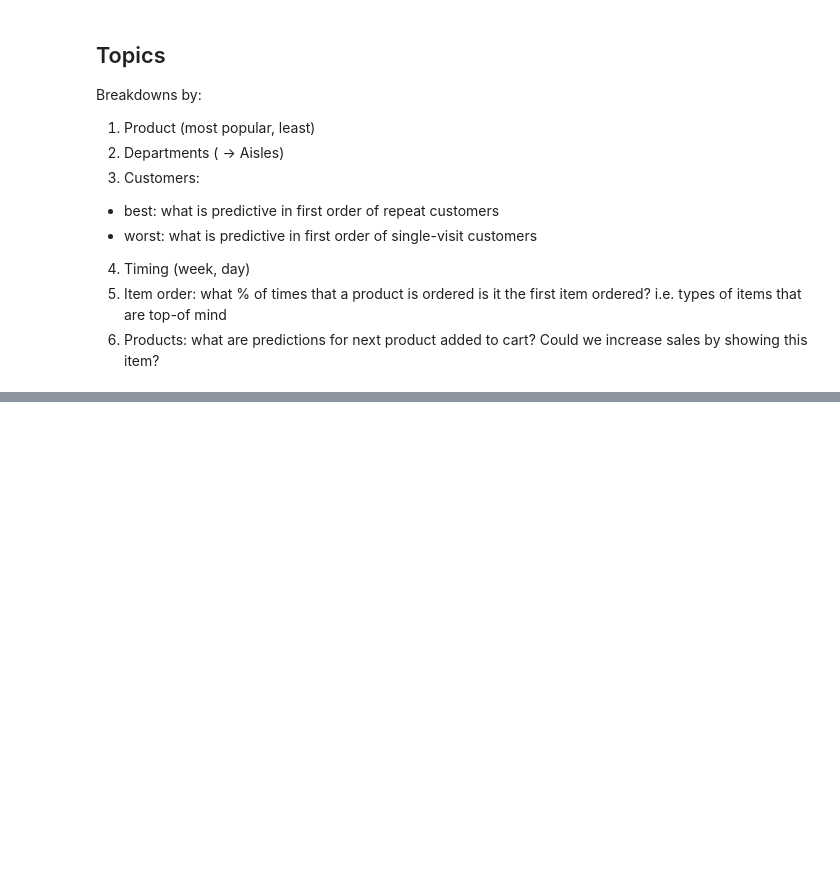
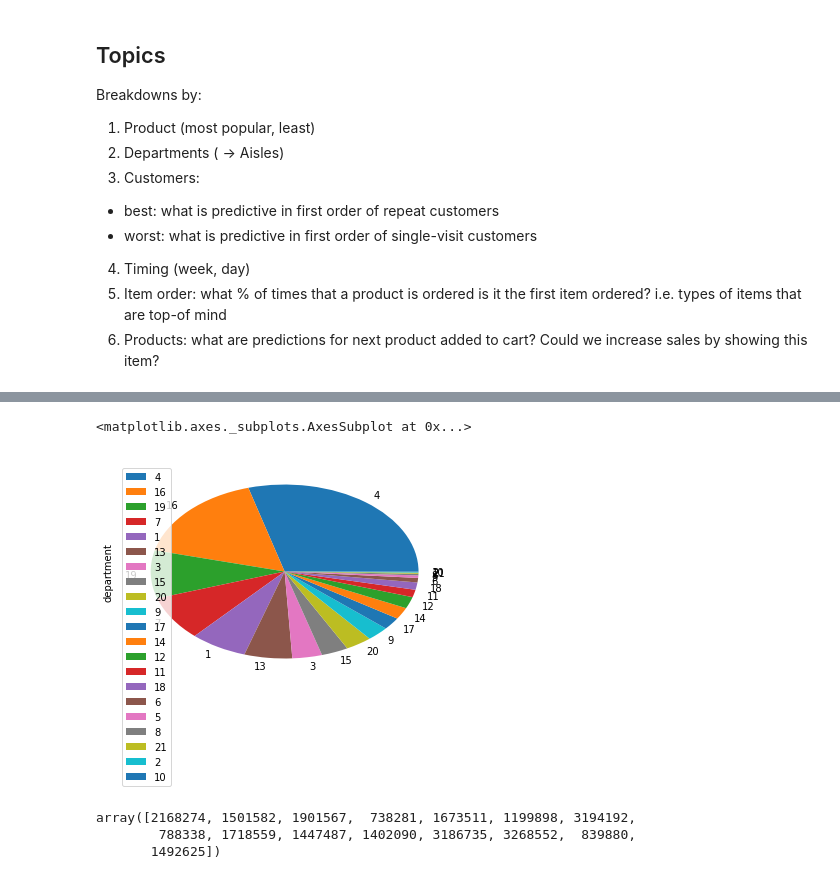
Before and after one commit to notsambeck/eda, a Jupyter notebook: instacart_EDA.ipynb, the cells around one changed output, grey strips where cells are left out. Cells and saved outputs as stored; diff of their text form; code cells hidden in the pictures; blank space fills up the shorter version.

```diff
--- a/instacart_EDA.ipynb
+++ b/instacart_EDA.ipynb
@@ -205,0 +285,2 @@ Breakdowns by:
+# %%
+dept_orders = pd.DataFrame({'times_ordered': times_product_ordered.groupby('department_id').times_ordered.sum()}).join(db['departments']).sort_values('times_ordered', ascending=False)
@@ -205,0 +308,5 @@ Breakdowns by:
+# %%
+dept_orders.plot.pie(y='times_ordered', label='department')
+# %% [output]
+<matplotlib.axes._subplots.AxesSubplot at 0x...>
+[figure, added]
@@ -205,0 +331,6 @@ Breakdowns by:
+# %%
+user_orders[2]
+# %% [output]
+array([2168274, 1501582, 1901567,  738281, 1673511, 1199898, 3194192,
+        788338, 1718559, 1447487, 1402090, 3186735, 3268552,  839880,
+       1492625])
```
Also changed, not shown: parts of 45 cells of this notebook.
